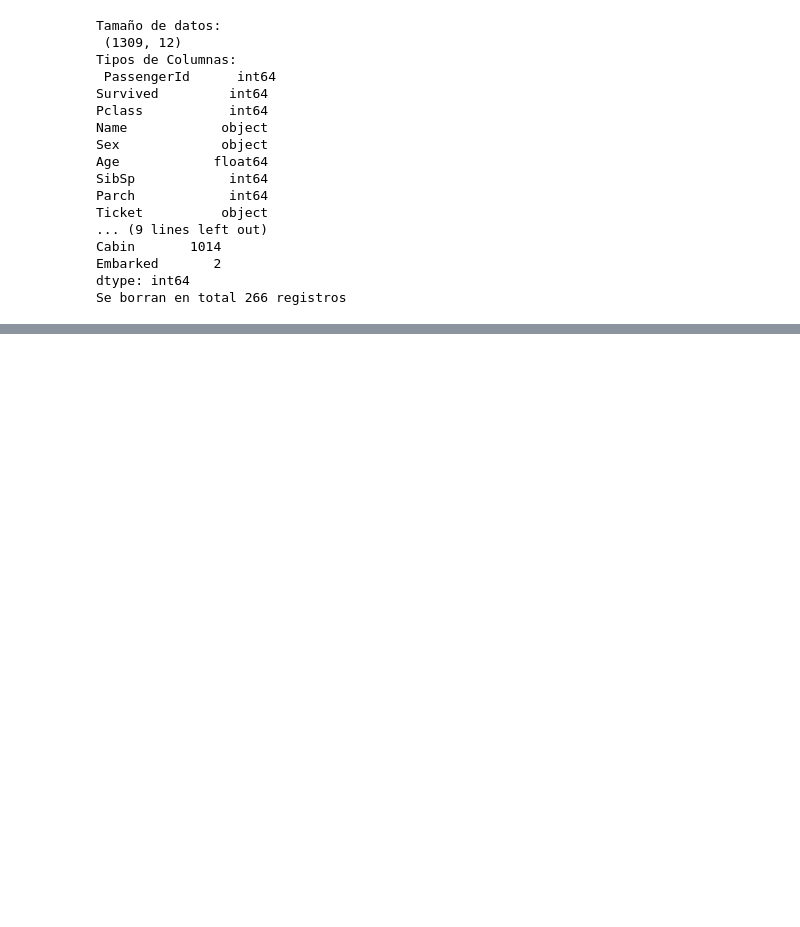
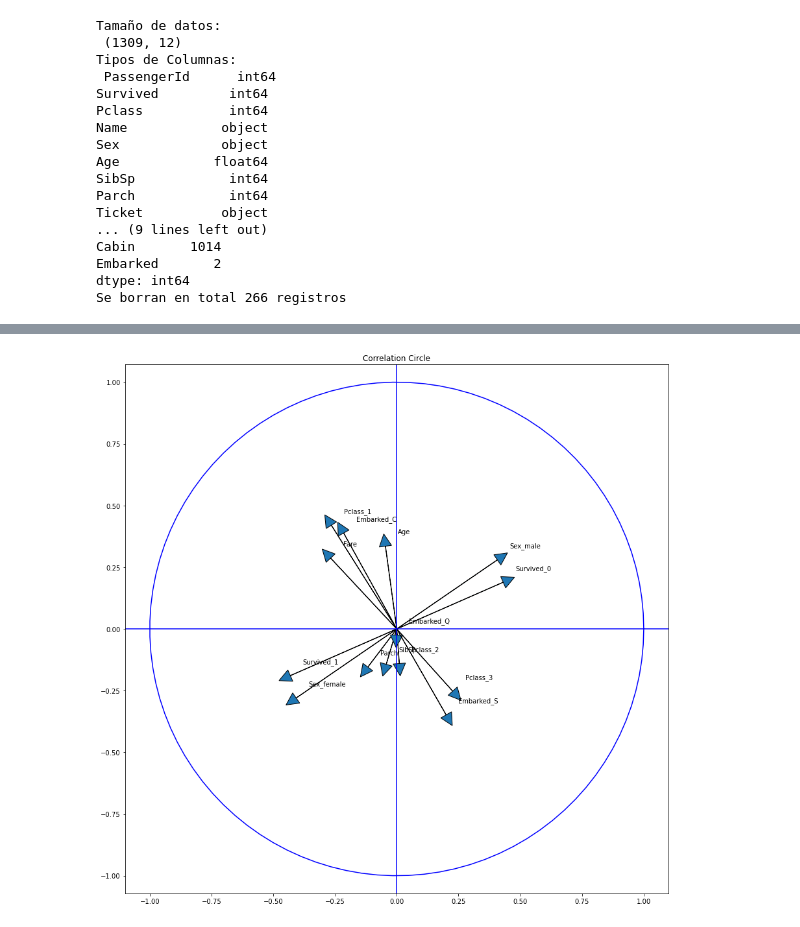
Before and after one commit to jotajota15/MachineLearning, a Jupyter notebook: PCA/Codigo.ipynb, the cells around one changed output, grey strips where cells are left out. Cells and saved outputs as stored; diff of their text form; code cells hidden in the pictures; blank space fills up the shorter version.

```diff
--- a/PCA/Codigo.ipynb
+++ b/PCA/Codigo.ipynb
@@ -50,6 +48,8 @@ def getData():
     inspectData(df)
     df = deleteData(df)
     # Se crea el one-hot encoding
+
+    categoricalColumns = ['Survived','Pclass','Sex','Embarked']
     df = pd.get_dummies(df,columns=categoricalColumns)
     return df
 
@@ -83,3 +83,5 @@ Part 3.
 Class myPCA
 '''
 from ML import myPCA as my
+a = my(matrixArray)
+print(a.eigVal)
@@ -132,16 +123,18 @@ C
 # %%
 plt.figure(figsize=(15,15))
 plt.axhline(0, color='b')
 plt.axvline(0, color='b')
-for i in range(0, df.shape[1]):
-    plt.arrow(0,0, eigenVectors[i, 0], # x - PC1
-        eigenVectors[i, 1], # y - PC2
+for i in range(0, a.C.shape[1]):
+    plt.arrow(0,0, a.eigVec[i, 0], # x - PC1
+        a.eigVec[i, 1], # y - PC2
         head_width=0.05, head_length=0.05)
-    plt.text(eigenVectors[i, 0] + 0.05, eigenVectors[i, 1] + 0.05, df.columns.values[i])
+    plt.text(a.eigVec[i, 0] + 0.05, a.eigVec[i, 1] + 0.05, df.columns.values[i])
 an = np.linspace(0, 2 * np.pi, 100)
 plt.plot(np.cos(an), np.sin(an),color="b") # Circle
 plt.axis('equal')
 plt.title('Correlation Circle')
 plt.show()
+# %% [output]
+[figure, added]
 # %%
 import matplotlib.pyplot as plt
```
Also changed, not shown: parts of 11 cells of this notebook, 1 other file.
